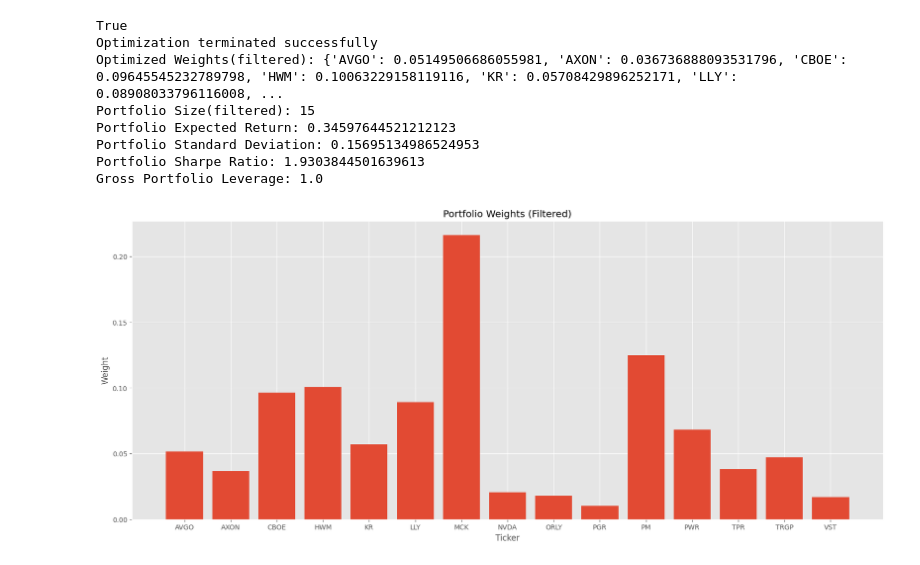
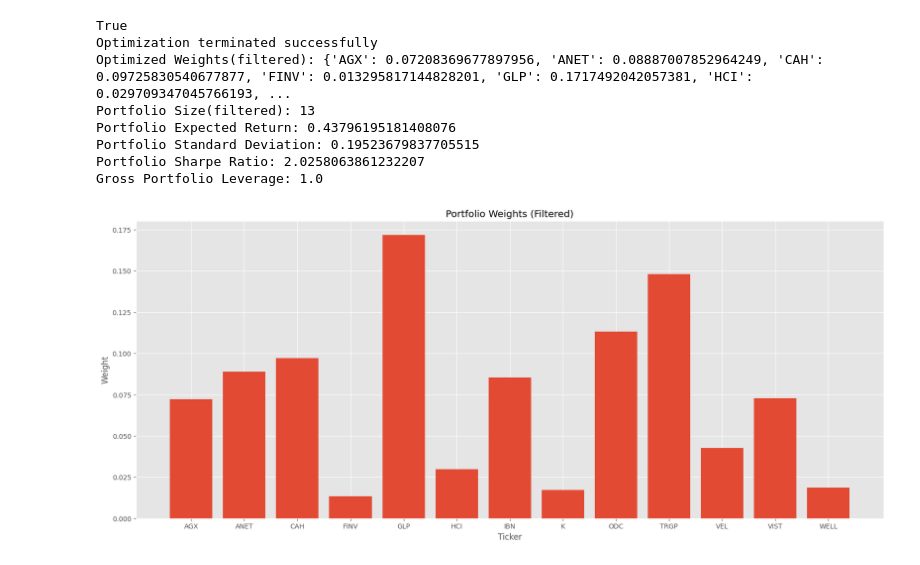
Before and after one commit to tzabcoder/QuantitativeFinance, a Jupyter notebook: Optimization/mean_variance_optimization.ipynb, the cells around one changed output. Cells and saved outputs as stored; diff of their text form; code cells hidden in the pictures.

Commit message:
Mean-Variance

```diff
--- a/Optimization/mean_variance_optimization.ipynb
+++ b/Optimization/mean_variance_optimization.ipynb
@@ -82,9 +97,10 @@ def portfolio_er(weights, er):
     *
     * weights: list of component weights
     * er: list of expected returns
-    * NOTE: index of weights and er must match
+    * NOTE: index of weights and er must match; dimensionality
+    *       must match
     *
-    * return: portfolio expected return (E(p))
+    * return: portfolio expected return (E[p])
     """
 
     return np.dot(np.array(weights), np.array(er))
@@ -97,33 +113,43 @@ def portfolio_var(weights, cov_matrix):
     * weights: list of component weights
     * cov_matrix: matrix of covariances between the individual
     *             components; diagonals are variances
-    * NOTE: index of weights and cov_matrix must match
+    * NOTE: index of weights and cov_matrix must match; dimensionality
+    *       must match
     *
     * return: portfolio variance (Var(p))
     """
 
     return np.dot(weights, np.dot(cov_matrix, weights.T))
 # %%
-# Objective Function
-def negative_sharpe_ratio(w, rets, cov_matrix, rate=0.025):
+# Optimization Objective Function
+def negative_sharpe_ratio(weights, er, cov_matrix, rate=0.025):
     """
     * Computes the negative Sharpe ratio for a portfolio of components.
-    * The negative factor in this calculation is used to convert the
+    * The negative prefix in this calculation is used to convert the
     * minimzation problem into an maximization problem.
     *
-    * rets: list of component expected returns
+    * weights: list of component weights
+    * er: list of component expected returns
     * cov_matrix: matrix of covariances between the individual
     *             components; diagonals are variances
-    * w: list of component weights
     * rate: interest rate to calculate excess return
-    * NOTE: index of each input parameter must be equivalent
+    * NOTE: index of each input parameter must be equivalent; dimensionality
+    *       must match
     *
     * return: negative portfolio Sharpe ratio
     """
 
-    return -(portfolio_er(w, rets) - rate) / np.sqrt(portfolio_var(w, cov_matrix))
+    return -(portfolio_er(weights, er) - rate) / np.sqrt(portfolio_var(weights, cov_matrix))
 # %%
 def optimization_results(res, tickers, rate):
+    """
+    * Prints and plots the optimization results.
+    *
+    * res: optimization result object
+    * tickers: list of tickers that were used in the optimization
+    * rate: current risk-free rate
+    """
+
     # Extract the optimized weights
     optimized_weights = res.x
     portfolio_weights = dict(zip(tickers, optimized_weights))
@@ -131,6 +157,7 @@ def optimization_results(res, tickers, rate):
     # Filter only stocks with a +/- 1% or larger portfolio weight
     filtered_weights = {k: v for k, v in portfolio_weights.items() if abs(v) >= 0.01}
 
+    # Total portfolio leverage
     gross_leverage = sum([abs(w) for w in optimized_weights])
 
     # Print the results (expected portfolio performance)
@@ -141,7 +168,7 @@ def optimization_results(res, tickers, rate):
     print(f'Portfolio Sharpe Ratio: {-negative_sharpe_ratio(res.x, expected_returns, covariance_matrix, rate=rate)}')
     print(f'Gross Portfolio Leverage: {round(gross_leverage, 5)}')
 
-    # Plot the results
+    # Plot the portfolio weights
     plt.figure(figsize=(20, 8))
     plt.bar(filtered_weights.keys(), filtered_weights.values())
     plt.title("Portfolio Weights (Filtered)")
@@ -149,43 +176,44 @@ def optimization_results(res, tickers, rate):
     plt.ylabel("Weight")
     plt.show()
 # %%
-# Mean-Variance Optimization
+# Mean-Variance Optimization (long-only, non-leveraged)
+# SLSQP - Sequential least squares quadratic programming
 method = "SLSQP"
 weights = [1 / len(returns.columns)] * len(returns.columns)
 
 # Compute the component covariance matrix and expected returns
 covariance_matrix = returns.cov() * 252
-expected_returns = returns.mean() * 252
+expected_returns = (1 + returns).prod() ** (252 / len(returns)) - 1
 
 # Allows for long only positions
 # Constraining the net portfolio exposure to 1 (non-leveraged)
 constraint = {
     'type' : 'eq',                  # Equivalency constraint
     'fun' : lambda w: 1 - np.sum(w) # Sum of all weights equals 1
 }
 bounds = [(0, 1)] * len(weights)    # Each weight is between 0 and 1
 
 # Maximization
 portfolio1_res = minimize(negative_sharpe_ratio,
                  weights,
-                 args = (expected_returns, covariance_matrix, risk_free),
+                 args = (expected_returns, covariance_matrix, rf_data.iloc[-1]['^IRX']),
                  method = method,
                  bounds = bounds,
                  constraints = [constraint])
 
 print(portfolio1_res.success)
 print(portfolio1_res.message)
 
 # Print and plot the optimization results
-optimization_results(portfolio1_res, returns.columns, risk_free)
+optimization_results(portfolio1_res, returns.columns, rf_data.iloc[-1]['^IRX'])
 # %% [output]
 True
 Optimization terminated successfully
-Optimized Weights(filtered): {'AVGO': 0.05149506686055981, 'AXON': 0.036736888093531796, 'CBOE': 0.09645545232789798, 'HWM': 0.10063229158119116, 'KR': 0.05708429896252171, 'LLY': 0.08908033796116008, ...
-Portfolio Size(filtered): 15
-Portfolio Expected Return: 0.34597644521212123
-Portfolio Standard Deviation: 0.15695134986524953
-Portfolio Sharpe Ratio: 1.9303844501639613
+Optimized Weights(filtered): {'AGX': 0.07208369677897956, 'ANET': 0.08887007852964249, 'CAH': 0.09725830540677877, 'FINV': 0.013295817144828201, 'GLP': 0.1717492042057381, 'HCI': 0.029709347045766193, ...
+Portfolio Size(filtered): 13
+Portfolio Expected Return: 0.43796195181408076
+Portfolio Standard Deviation: 0.19523679837705515
+Portfolio Sharpe Ratio: 2.0258063861232207
 Gross Portfolio Leverage: 1.0
-[figure, old version]
+[figure, new version]
 # %%
```
Also changed, not shown: parts of 18 cells of this notebook, 1 other file.
